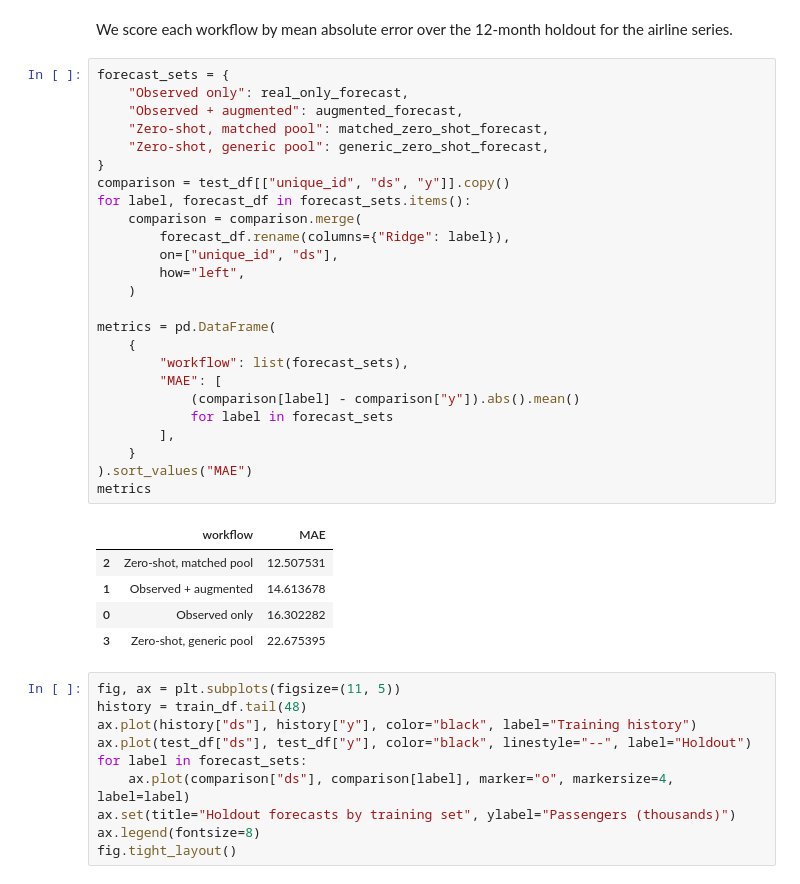
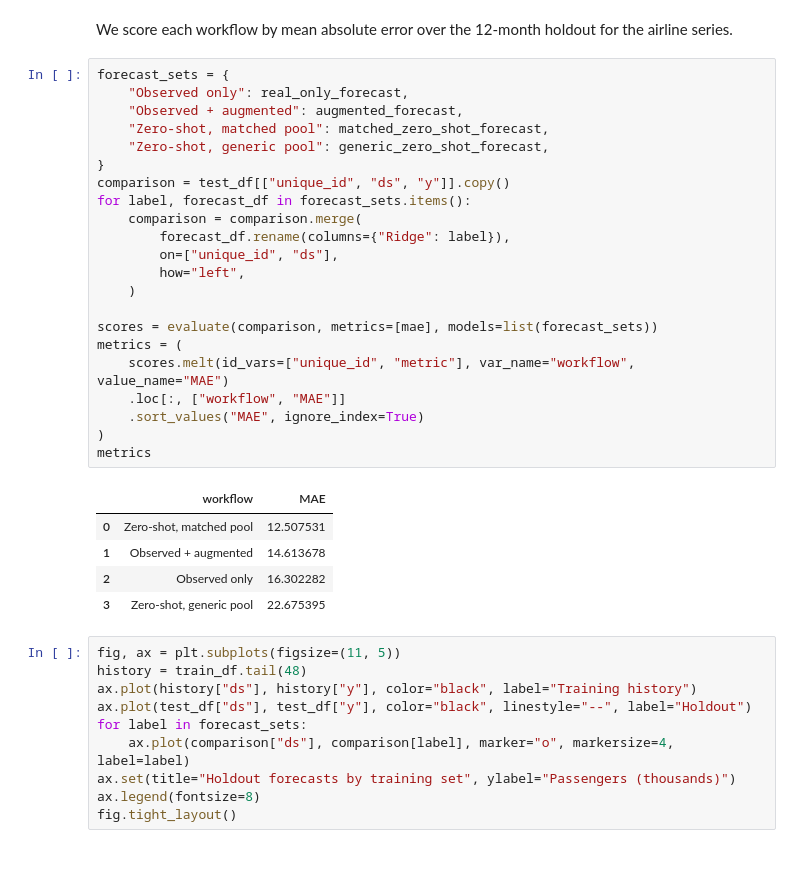
Before and after one commit to Nixtla/synforecast, a Jupyter notebook: nbs/docs/integrations/mlforecast.ipynb, the cells around one changed output. Cells and saved outputs as stored; diff of their text form.

Commit message:
use_utilsforecast_metrics

```diff
--- a/nbs/docs/integrations/mlforecast.ipynb
+++ b/nbs/docs/integrations/mlforecast.ipynb
@@ -168,33 +171,30 @@ We score each workflow by mean absolute error over the 12-month holdout for the
 # %%
 forecast_sets = {
     "Observed only": real_only_forecast,
     "Observed + augmented": augmented_forecast,
     "Zero-shot, matched pool": matched_zero_shot_forecast,
     "Zero-shot, generic pool": generic_zero_shot_forecast,
 }
 comparison = test_df[["unique_id", "ds", "y"]].copy()
 for label, forecast_df in forecast_sets.items():
     comparison = comparison.merge(
         forecast_df.rename(columns={"Ridge": label}),
         on=["unique_id", "ds"],
         how="left",
     )
 
-metrics = pd.DataFrame(
-    {
-        "workflow": list(forecast_sets),
-        "MAE": [
-            (comparison[label] - comparison["y"]).abs().mean()
-            for label in forecast_sets
-        ],
-    }
-).sort_values("MAE")
+scores = evaluate(comparison, metrics=[mae], models=list(forecast_sets))
+metrics = (
+    scores.melt(id_vars=["unique_id", "metric"], var_name="workflow", value_name="MAE")
+    .loc[:, ["workflow", "MAE"]]
+    .sort_values("MAE", ignore_index=True)
+)
 metrics
 # %% [output]
 |  | workflow | MAE |
-| 2 | Zero-shot, matched pool | 12.507531 |
+| 0 | Zero-shot, matched pool | 12.507531 |
 | 1 | Observed + augmented | 14.613678 |
-| 0 | Observed only | 16.302282 |
+| 2 | Observed only | 16.302282 |
 | 3 | Zero-shot, generic pool | 22.675395 |
 # %%
 fig, ax = plt.subplots(figsize=(11, 5))
```
Also changed, not shown: parts of 1 cell of this notebook, 4 other files.
